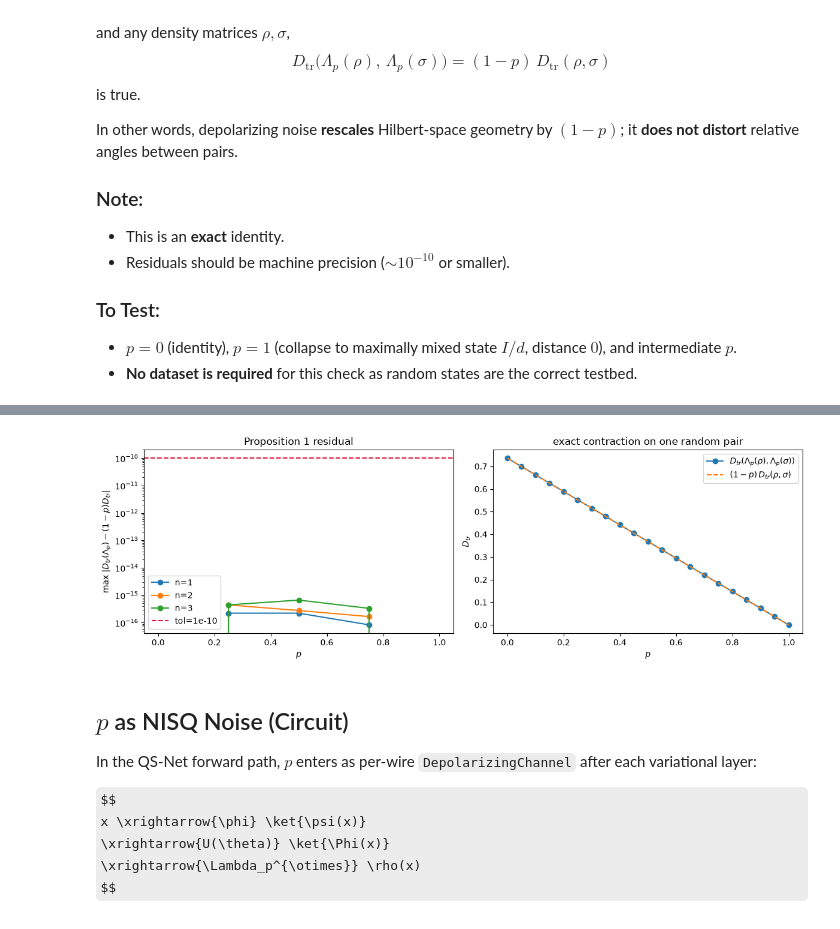
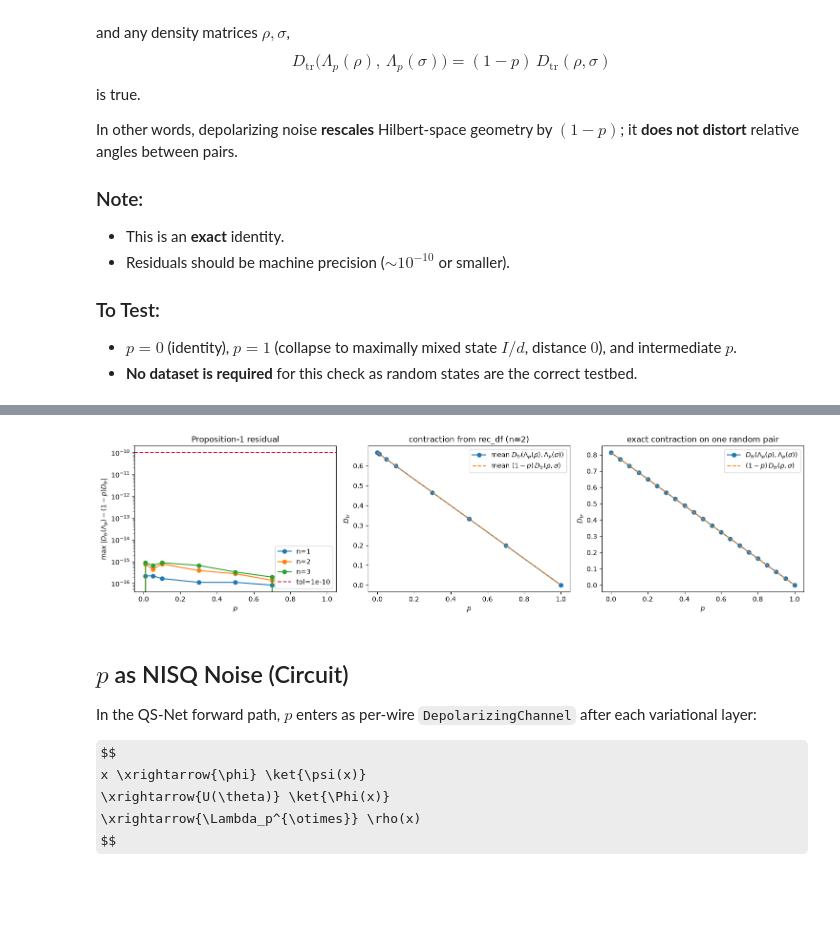
Before and after one commit to lawun330/quantum-sentinel, a Jupyter notebook: 15.depolarizing-channel.ipynb, the cells around one changed output, grey strips where cells are left out. Saved outputs shown, nothing was run; the diff lists cells and outputs as text; code cells hidden in the pictures; some formulas as TeX source; blank space fills up the shorter version.

```diff
--- a/15.depolarizing-channel.ipynb
+++ b/15.depolarizing-channel.ipynb
@@ -169,35 +175,46 @@ p=0 residual=0.000e+00 | p=1 residual=0.000e+00
-# %%
-# plot residual vs p
-fig, axes = plt.subplots(1, 2, figsize=(12, 4))
-
-for n_qubits, g in prop1_df.groupby("n_qubits"):
-    axes[0].plot(g["p"], g["resid_max"], marker="o", label=f"n={n_qubits}")
-axes[0].axhline(TOL, color="crimson", linestyle="--", label=f"tol={TOL:g}")
-axes[0].set_yscale("log")
-axes[0].set_xlabel(r"$p$")
-axes[0].set_ylabel(r"max $|D_{tr}(\Lambda_p)- (1-p)D_{tr}|$")
-axes[0].set_title("Proposition-1 residual")
-axes[0].legend()
-
-# show the contraction itself on one fixed pair
-n_qubits = 2
-dim = 2 ** n_qubits
-rho = random_density_matrix(dim, device)
-sigma = random_density_matrix(dim, device)
-p_fine = np.linspace(0.0, 1.0, 21)
-d_clean = float(trace_distance(rho, sigma))
-d_noisy = [float(trace_distance(depolarizing_channel(rho, float(p)), depolarizing_channel(sigma, float(p)))) for p in p_fine]
-axes[1].plot(p_fine, d_noisy, "o-", label=r"$D_{tr}(\Lambda_p(\rho),\Lambda_p(\sigma))$")
-axes[1].plot(p_fine, (1.0 - p_fine) * d_clean, "--", label=r"$(1-p)\,D_{tr}(\rho,\sigma)$")
-axes[1].set_xlabel(r"$p$")
-axes[1].set_ylabel(r"$D_{tr}$")
-axes[1].set_title("exact contraction on one random pair")
-axes[1].legend()
-
-plt.tight_layout()
-plt.show()
-# %% [output]
-[figure, removed]
+# %%
+# plot
+fig, axes = plt.subplots(1, 3, figsize=(15, 4))
+
+# left: max residual vs p
+for n_qubits, g in rec_df.groupby("n_qubits"):
+    s = g.groupby("p")["residual"].max()
+    axes[0].plot(s.index, s.values, marker="o", label=f"n={n_qubits}")
+axes[0].axhline(tol, color="crimson", linestyle="--", label=f"tol={tol:g}")
+axes[0].set_yscale("log")
+axes[0].set_xlabel(r"$p$")
+axes[0].set_ylabel(r"max $|D_{tr}(\Lambda_p)-(1-p)D_{tr}|$")
+axes[0].set_title("Proposition-1 residual")
+axes[0].legend()
+
+# middle: mean contraction from same records
+g2 = rec_df[rec_df["n_qubits"] == 2]
+s_noisy = g2.groupby("p")["D_tr_noisy"].mean()
+s_exp = g2.groupby("p")["D_tr_expected"].mean()
+axes[1].plot(s_noisy.index, s_noisy.values, "o-", label=r"mean $D_{tr}(\Lambda_p(\rho),\Lambda_p(\sigma))$")
+axes[1].plot(s_exp.index, s_exp.values, "--", label=r"mean $(1-p)\,D_{tr}(\rho,\sigma)$")
+axes[1].set_xlabel(r"$p$")
+axes[1].set_ylabel(r"$D_{tr}$")
+axes[1].set_title("contraction from rec_df (n=2)")
+axes[1].legend()
+
+# right: contraction on one fixed pair
+rho = _random_density_matrix(dim, device)
+sigma = _random_density_matrix(dim, device)
+p_fine = np.linspace(0.0, 1.0, 21)
+d_clean = float(trace_distance(rho, sigma))
+d_noisy = [float(trace_distance(depolarizing_channel_global(rho, float(p)), depolarizing_channel_global(sigma, float(p)))) for p in p_fine]
+axes[2].plot(p_fine, d_noisy, "o-", label=r"$D_{tr}(\Lambda_p(\rho),\Lambda_p(\sigma))$")
+axes[2].plot(p_fine, (1.0 - p_fine) * d_clean, "--", label=r"$(1-p)\,D_{tr}(\rho,\sigma)$")
+axes[2].set_xlabel(r"$p$")
+axes[2].set_ylabel(r"$D_{tr}$")
+axes[2].set_title("exact contraction on one random pair")
+axes[2].legend()
+
+plt.tight_layout()
+plt.show()
+# %% [output]
+[figure, added]
 # %% [markdown]
 ## $p$ as NISQ Noise (Circuit)
 
```
Also changed, not shown: parts of 14 cells of this notebook, 7 other files.
